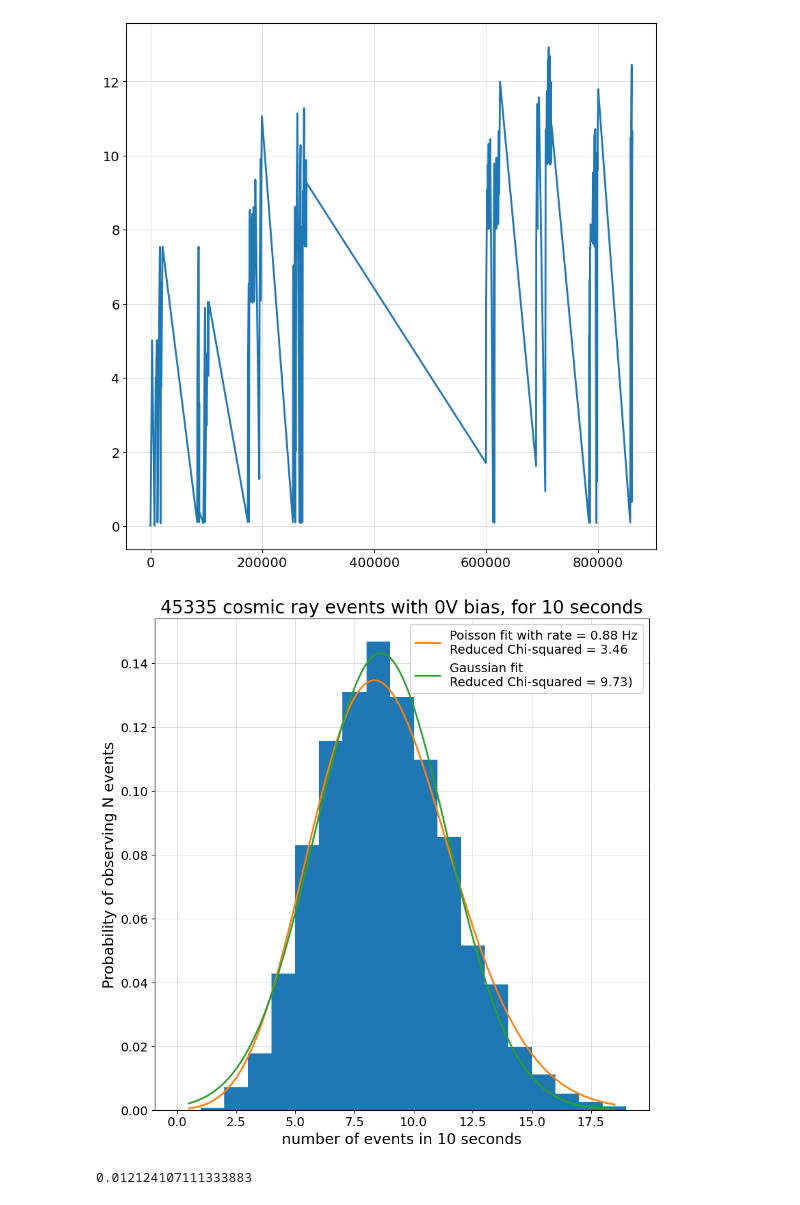
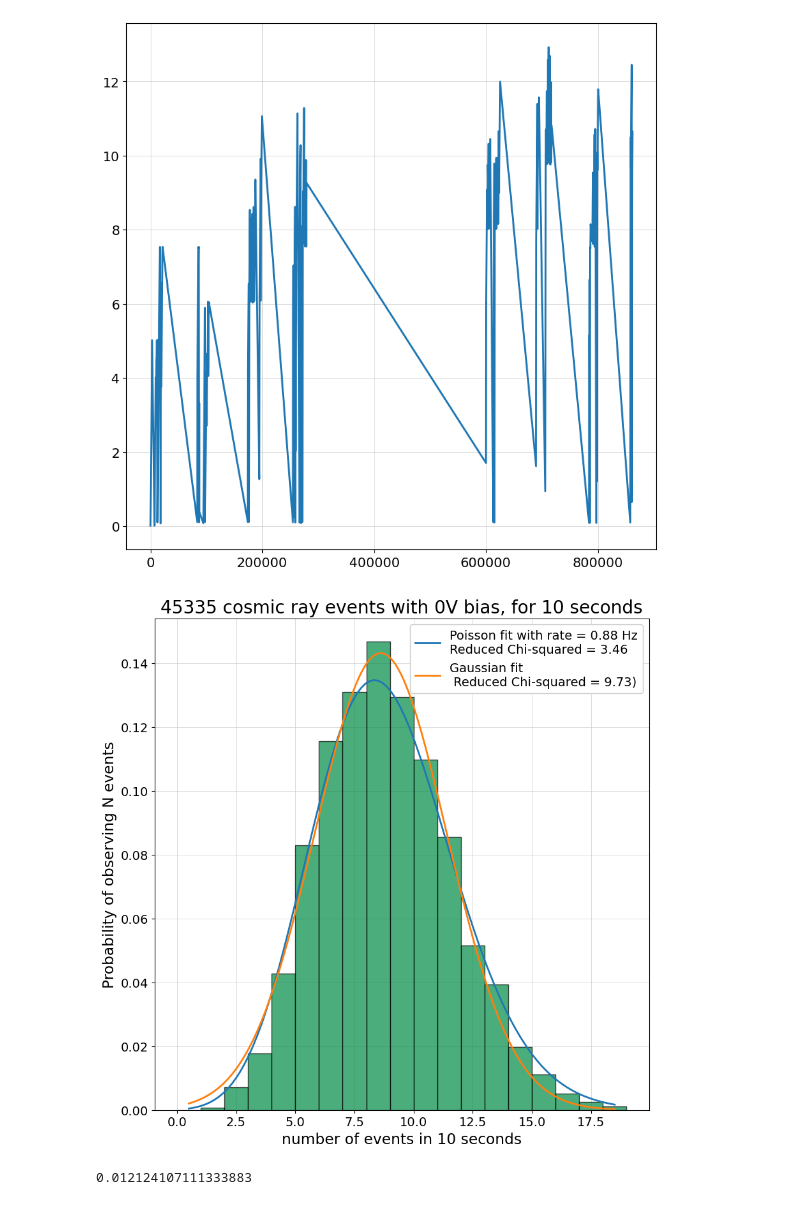
Before and after one commit to ejangelico/ad2-data-processing, a Jupyter notebook: notebooks/PMT averages.ipynb, the cells around one changed output. Saved outputs shown, nothing was run; the diff lists cells and outputs as text; code cells hidden in the pictures.

```diff
--- a/notebooks/PMT averages.ipynb
+++ b/notebooks/PMT averages.ipynb
@@ -397,7 +397,7 @@ fig, ax = plt.subplots()
 
 
 bins = range(int(2*dur)) #number of events in dur seconds
-n, bins, patches = ax.hist(nev, bins=bins, density=True)
+n, bins, patches = ax.hist(nev, bins=bins, density=True, alpha=0.7, color='#008B45', edgecolor='black')
 bin_centers = 0.5*(bins[1:] + bins[:-1])
 
 popt, pcov = curve_fit(fitfunc, bin_centers, n, p0=[np.mean(nev)])
@@ -405,34 +405,34 @@ popt, pcov = curve_fit(fitfunc, bin_centers, n, p0=[np.mean(nev)])
 fitx = np.linspace(np.min(bin_centers), np.max(bin_centers), 100)
 fity = fitfunc(fitx, *popt)
 red_x2 = 0
 ndf = len(bin_centers) - 1
 for i in range(len(n)):
     fitval = fitfunc(bin_centers[i], *popt)
     red_x2 += len(nev)*(n[i] - fitval)**2/fitval/ndf
 
 # Recreate the Gaussian distribution fit
 gaussian_fitx = np.linspace(np.min(bin_centers), np.max(bin_centers), 100)
 gaussian_fity = gaussian_fit(gaussian_fitx, gaussian_popt[0], gaussian_popt[1])
 
 # Calculate reduced chi-squared for Gaussian
 red_x2_gaussian = 0
 for i in range(len(n)):
     fitval = gaussian_fit(bin_centers[i], gaussian_popt[0], gaussian_popt[1])
     red_x2_gaussian += len(nev) * (n[i] - fitval) ** 2 / fitval / ndf
 
 
 #ax.plot(fitx, fity, label="Poisson with rate = {:0.2f} Hz\n".format(popt[0]/dur))#+ r"$\chi^2$/{:d} = {:.2f}".format(ndf, red_x2))
 ax.plot(fitx, fity, label=f"Poisson fit with rate = {popt[0] / dur:.2f} Hz\nReduced Chi-squared = {red_x2:.2f}")
 ax.plot(gaussian_fitx, gaussian_fity, label=f"Gaussian fit\n Reduced Chi-squared = {red_x2_gaussian:.2f})")
 
 
 ax.set_title("{:d} cosmic ray events with 0V bias, for {:0.0f} seconds".format(len(df7), dur))
 ax.set_xlabel("number of events in {:0.0f} seconds".format(dur))
 ax.set_ylabel("Probability of observing N events")
 ax.legend()
 plt.show()
 # %% [output]
-[figure, old version]
+[figure, new version]
 # %%
 1/np.sqrt(6803)
 # %% [output]
```
Also changed, not shown: parts of 2 cells of this notebook, 1 other file.
